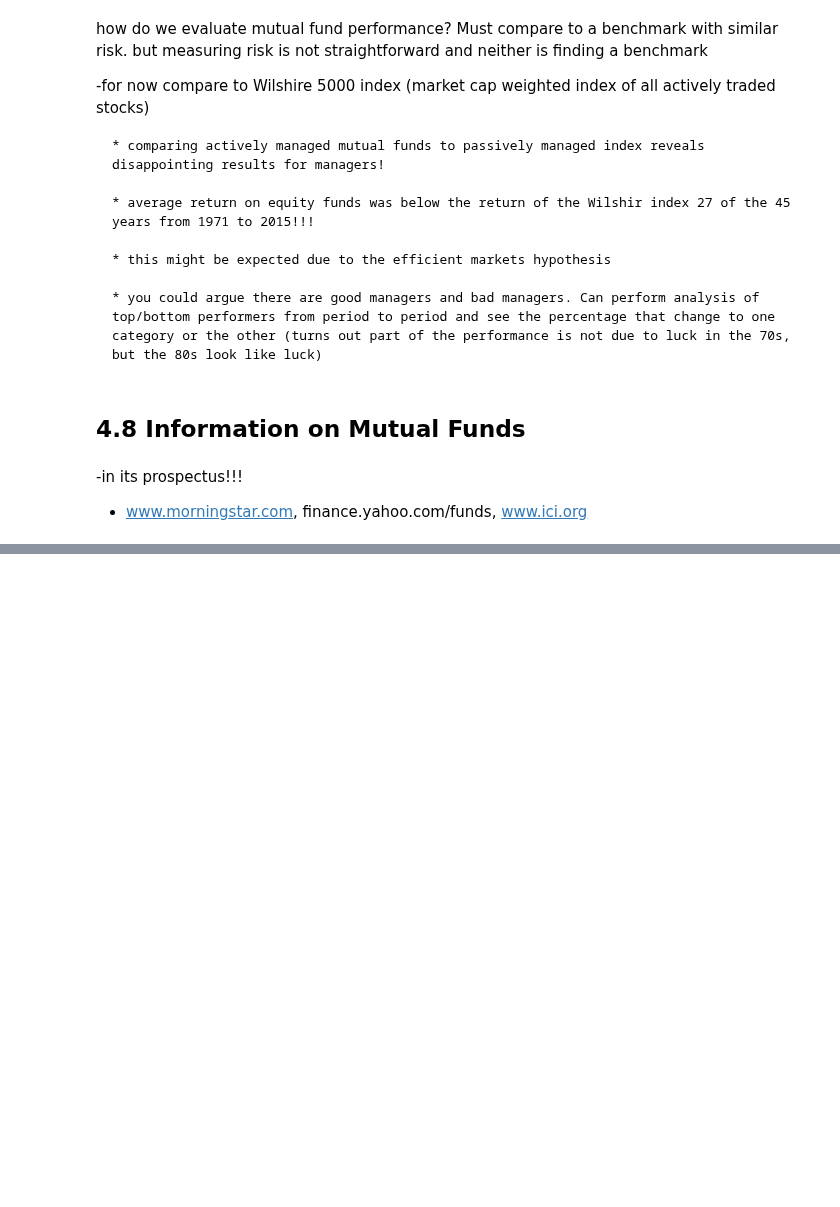
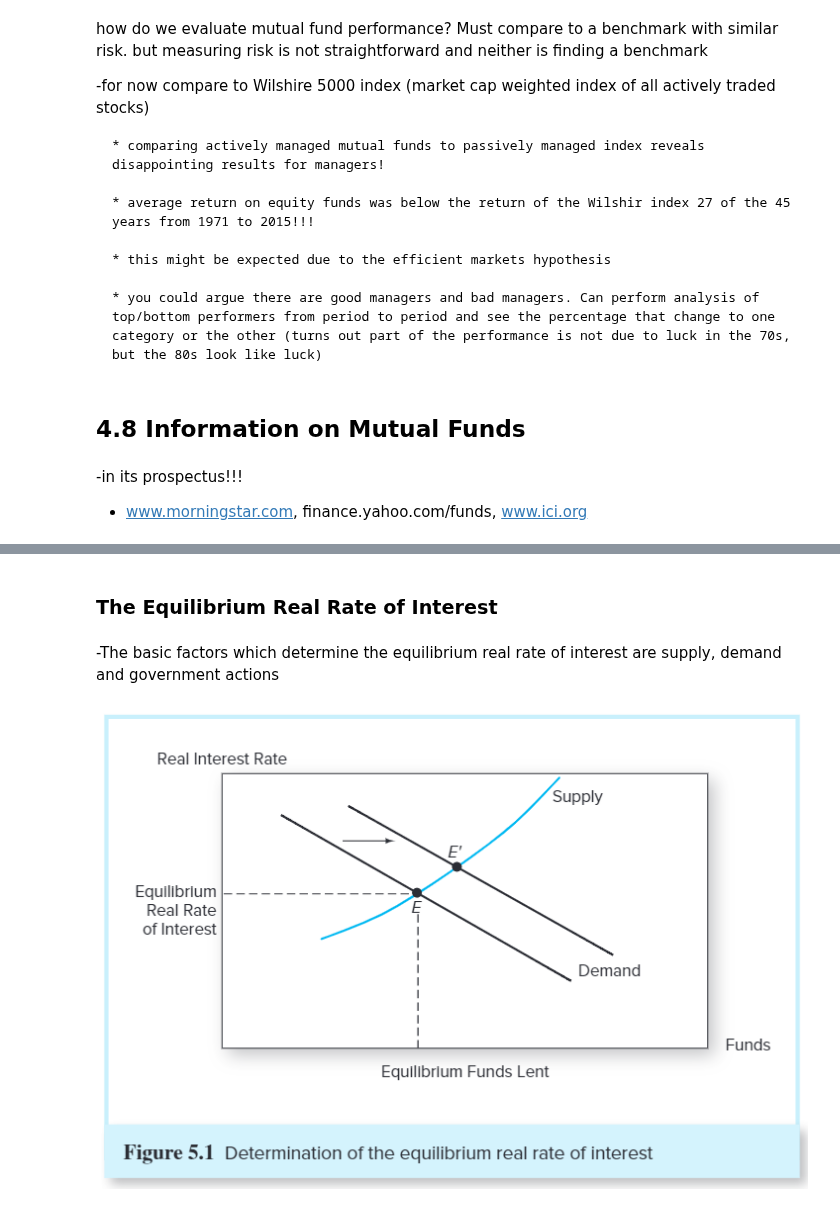
Before and after one commit to eddietaylor/securities-analysis, a Jupyter notebook: notebooks/playgrounds/notes/investments_notes.ipynb, the cells around one changed output, grey strips where cells are left out. Saved outputs shown, nothing was run; the diff lists cells and outputs as text; code cells hidden in the pictures; blank space fills up the shorter version.

Commit message:
some notes about interest rates

```diff
--- a/notebooks/playgrounds/notes/investments_notes.ipynb
+++ b/notebooks/playgrounds/notes/investments_notes.ipynb
@@ -1212,0 +1270,8 @@ how do we evaluate mutual fund performance? Must compare to a benchmark with sim
+# %% [markdown]
+### The Equilibrium Real Rate of Interest
+# %% [markdown]
+-The basic factors which determine the equilibrium real rate of interest are supply, demand and government actions
+# %%
+Image(filename='../../../data/supplydemandinterest.png')
+# %% [output]
+[figure, added]
```
Also changed, not shown: parts of 20 cells of this notebook.
